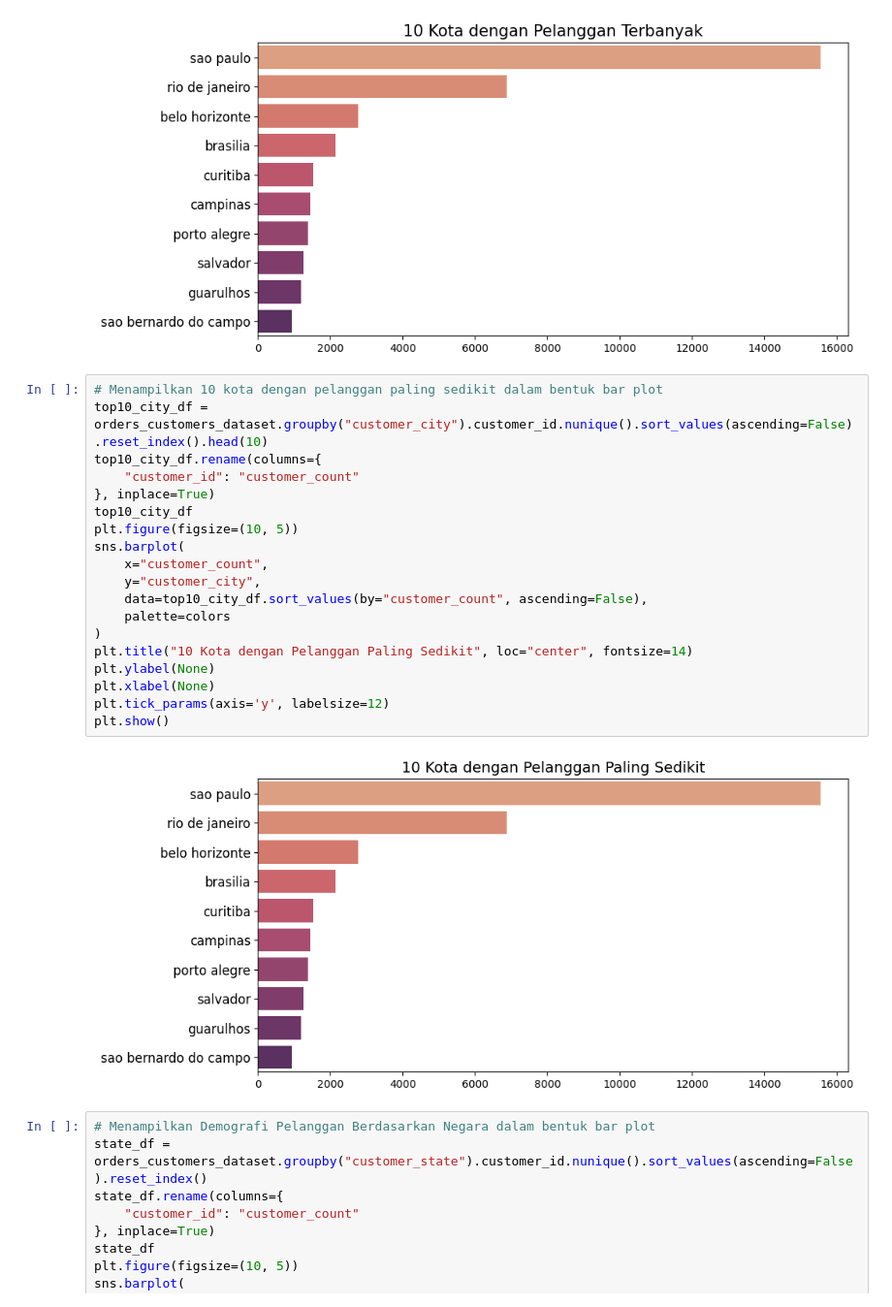
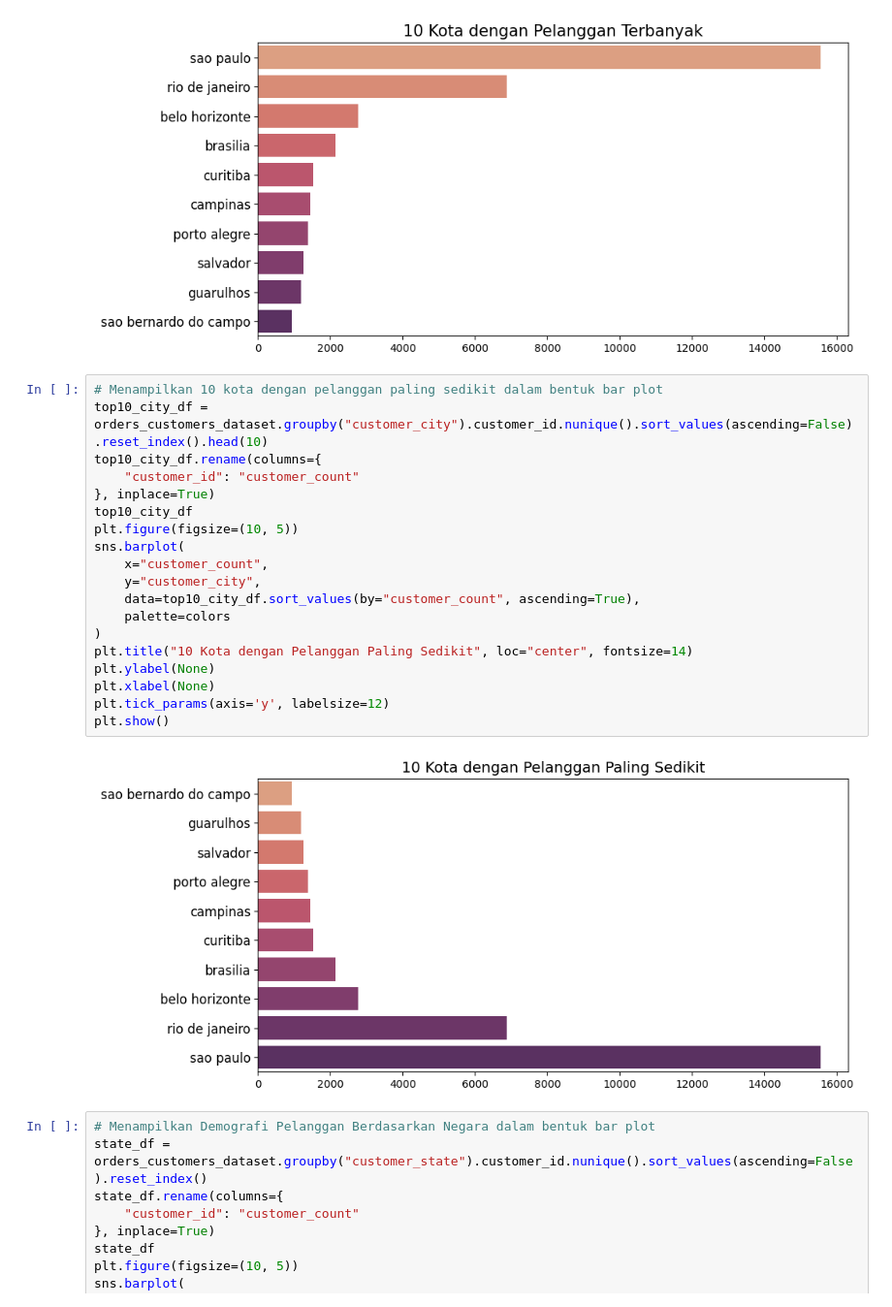
Before and after one commit to hilmansw/Brazilian-E-Commerce-Data-Analysis, a Jupyter notebook: notebook.ipynb, the cells around one changed output. Shown at 97% size. Drawn from its saved outputs; the diff is of its cells as text.

```diff
--- a/notebook.ipynb
+++ b/notebook.ipynb
@@ -1243,24 +1243,24 @@ plt.show()
 # %%
 # Menampilkan 10 kota dengan pelanggan paling sedikit dalam bentuk bar plot
 top10_city_df = orders_customers_dataset.groupby("customer_city").customer_id.nunique().sort_values(ascending=False).reset_index().head(10)
 top10_city_df.rename(columns={
     "customer_id": "customer_count"
 }, inplace=True)
 top10_city_df
 plt.figure(figsize=(10, 5))
 sns.barplot(
     x="customer_count",
     y="customer_city",
-    data=top10_city_df.sort_values(by="customer_count", ascending=False),
+    data=top10_city_df.sort_values(by="customer_count", ascending=True),
     palette=colors
 )
 plt.title("10 Kota dengan Pelanggan Paling Sedikit", loc="center", fontsize=14)
 plt.ylabel(None)
 plt.xlabel(None)
 plt.tick_params(axis='y', labelsize=12)
 plt.show()
 # %% [output]
-[figure, old version]
+[figure, new version]
 # %%
 # Menampilkan Demografi Pelanggan Berdasarkan Negara dalam bentuk bar plot
 state_df = orders_customers_dataset.groupby("customer_state").customer_id.nunique().sort_values(ascending=False).reset_index()
```
Also changed, not shown: parts of 3 cells of this notebook.
